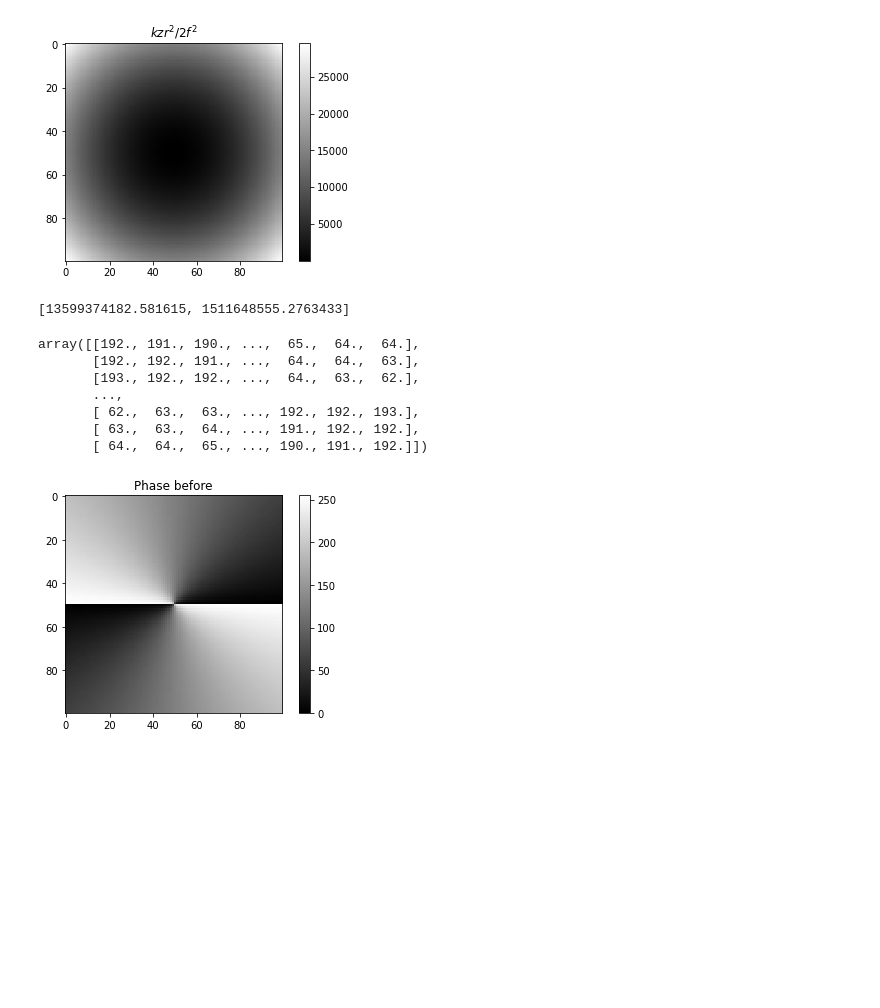
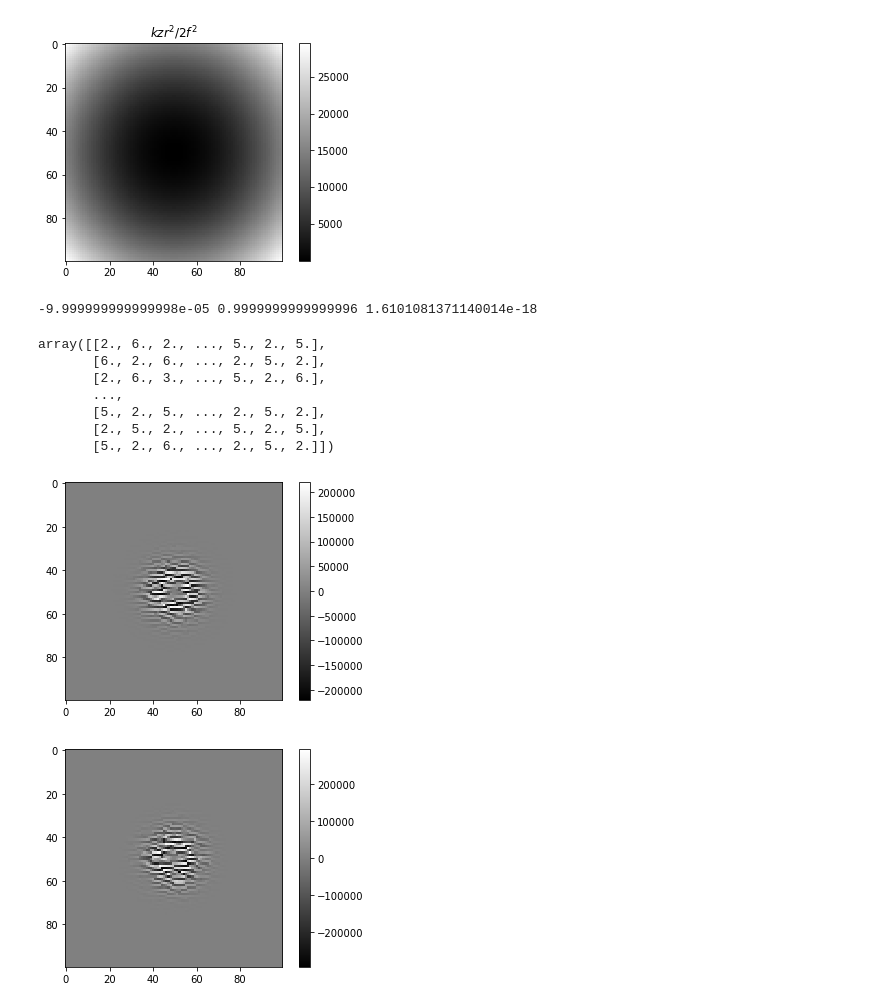
Before and after one commit to jabacousnac/Grier-Lab-Code, a Jupyter notebook: TrapOptimization.ipynb, the cells around one changed output. Cells and saved outputs as stored; diff of their text form; code cells hidden in the pictures; blank space fills up the shorter version.

```diff
--- a/TrapOptimization.ipynb
+++ b/TrapOptimization.ipynb
@@ -214,15 +238,13 @@ def obtain_trial_phase():
-# %%
-metropolis(phase())
-# %% [output]
-[13599374182.581615, 1511648555.2763433]
-# %%
-obtain_trial_phase()
-# %% [output]
-array([[192., 191., 190., ...,  65.,  64.,  64.],
-       [192., 192., 191., ...,  64.,  64.,  63.],
-       [193., 192., 192., ...,  64.,  63.,  62.],
-       ...,
-       [ 62.,  63.,  63., ..., 192., 192., 193.],
-       [ 63.,  63.,  64., ..., 191., 192., 192.],
-       [ 64.,  64.,  65., ..., 190., 191., 192.]])
-[figure, removed]
+# %%
+metropolis(get_int_d_DoG(), fourier_transf())
+# %% [output]
+-9.999999999999998e-05 0.9999999999999996 1.6101081371140014e-18
+array([[2., 6., 2., ..., 5., 2., 5.],
+       [6., 2., 6., ..., 2., 5., 2.],
+       [2., 6., 3., ..., 5., 2., 6.],
+       ...,
+       [5., 2., 5., ..., 2., 5., 2.],
+       [2., 5., 2., ..., 5., 2., 5.],
+       [5., 2., 6., ..., 2., 5., 2.]])
+[figure, added]
+[figure, added]
```
Also changed, not shown: parts of 2 cells of this notebook.
